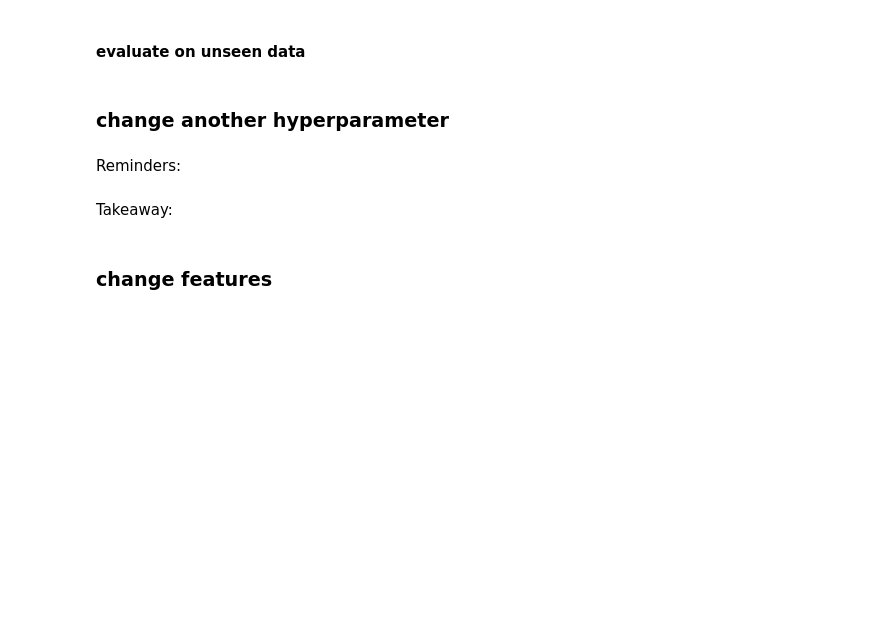
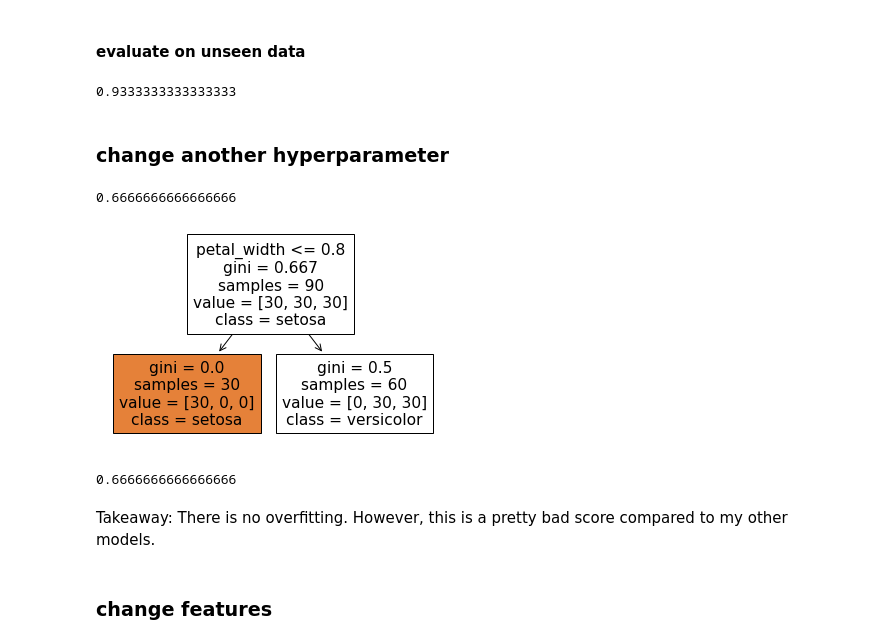
Before and after one commit to CodeupClassroom/pagel-classification-exercises, a Jupyter notebook: decision_tree.ipynb, the cells around one changed output. Saved outputs shown, nothing was run; the diff lists cells and outputs as text; code cells hidden in the pictures; blank space fills up the shorter version.

```diff
--- a/decision_tree.ipynb
+++ b/decision_tree.ipynb
@@ -225,11 +467,19 @@ decision tree hyperparameters
 #### evaluate on unseen data
 # %%
 #score our validate
+tree1.score(X_validate, y_validate)
+# %% [output]
+0.9333333333333333
 # %% [markdown]
 ### change another hyperparameter
 # %%
 #create using max_leaf_nodes
+tree2 = DecisionTreeClassifier(max_leaf_nodes=2)
 
 #fit
+tree2.fit(X_train, y_train)
 
 #transform
+tree2.score(X_train, y_train)
+# %% [output]
+0.6666666666666666
@@ -238,9 +486,20 @@ decision tree hyperparameters
+# %%
+#plot the tree!
+plot_tree(tree2, #our fitted object
+         feature_names=X_train.columns, #puts in our features for the questions
+          class_names=clf.classes_, #enters the selected class
+          filled=True #colors our leaves and branches based on the class
+         )
+plt.show()
+# %% [output]
+[figure, added]
 # %%
 #evaluate on validate
+tree2.score(X_validate, y_validate)
+# %% [output]
+0.6666666666666666
-# %% [markdown]
-Reminders:
-# %% [markdown]
-Takeaway:
+# %% [markdown]
+Takeaway: There is no overfitting. However, this is a pretty bad score compared to my other models.
 # %% [markdown]
 ### change features
 # %%
```
Also changed, not shown: parts of 75 cells of this notebook.
